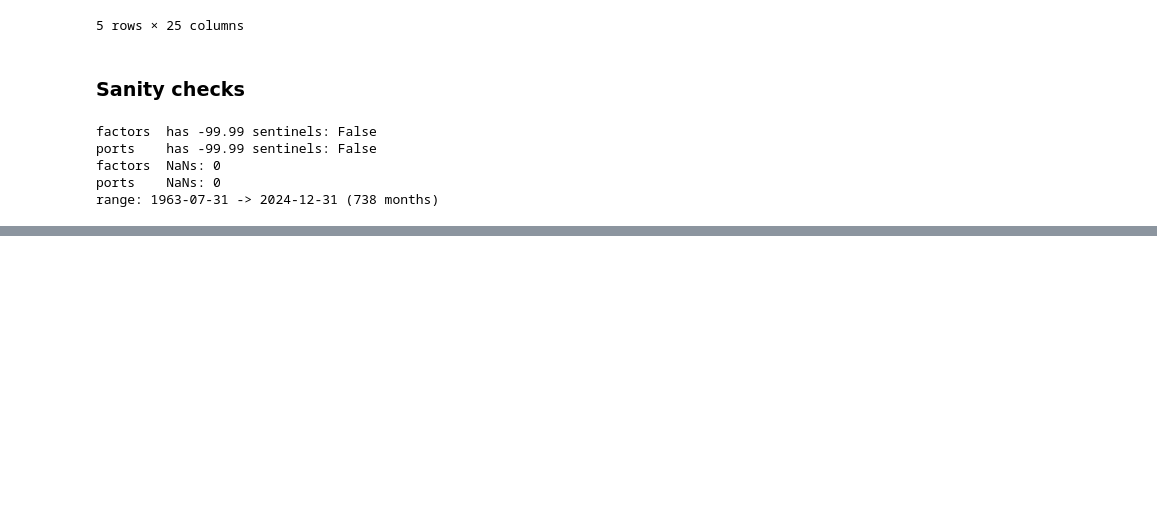
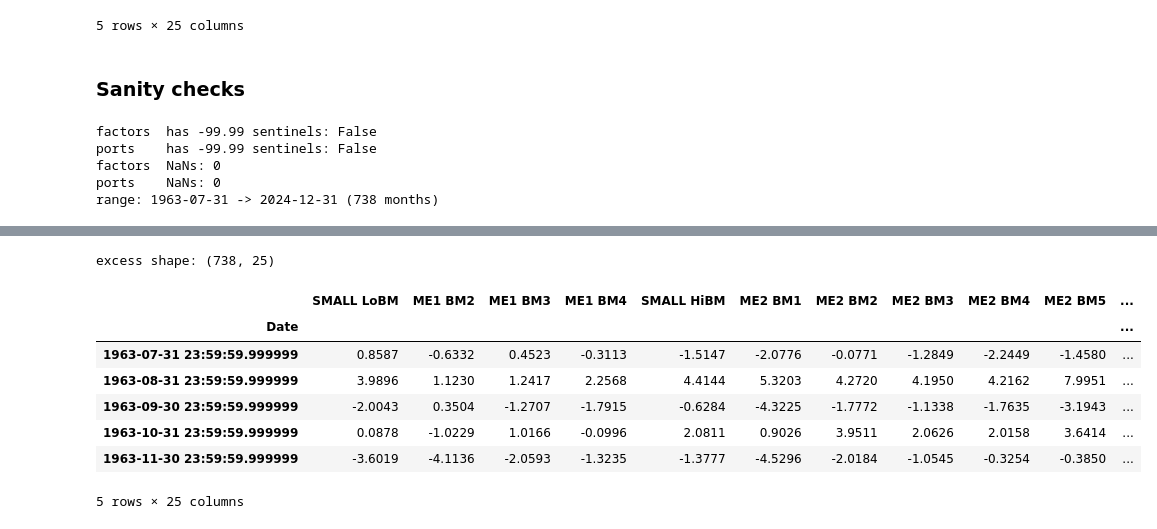
Before and after one commit to ParimahSafarian/factor-lab, a Jupyter notebook: notebooks/01_factor_models_capm_ff3_ff5.ipynb, the cells around one changed output, grey strips where cells are left out. Cells and saved outputs as stored; diff of their text form; code cells hidden in the pictures; blank space fills up the shorter version.

```diff
--- a/notebooks/01_factor_models_capm_ff3_ff5.ipynb
+++ b/notebooks/01_factor_models_capm_ff3_ff5.ipynb
@@ -180,0 +200,17 @@ and split the factor columns into the three model specifications
+# %%
+# (a) Excess returns: subtract RF from every portfolio column
+rf = factors["RF"]
+excess = portfolios.sub(rf, axis=0)
+
+print("excess shape:", excess.shape)
+excess.head()
+# %% [output]
+excess shape: (738, 25)
+|  | SMALL LoBM | ME1 BM2 | ME1 BM3 | ME1 BM4 | SMALL HiBM | ME2 BM1 | ME2 BM2 | ME2 BM3 | ME2 BM4 | ME2 BM5 | ... |
+| Date |  |  |  |  |  |  |  |  |  |  | ... |
+| 1963-07-31 23:59:59.999999 | 0.8587 | -0.6332 | 0.4523 | -0.3113 | -1.5147 | -2.0776 | -0.0771 | -1.2849 | -2.2449 | -1.4580 | ... |
+| 1963-08-31 23:59:59.999999 | 3.9896 | 1.1230 | 1.2417 | 2.2568 | 4.4144 | 5.3203 | 4.2720 | 4.1950 | 4.2162 | 7.9951 | ... |
+| 1963-09-30 23:59:59.999999 | -2.0043 | 0.3504 | -1.2707 | -1.7915 | -0.6284 | -4.3225 | -1.7772 | -1.1338 | -1.7635 | -3.1943 | ... |
+| 1963-10-31 23:59:59.999999 | 0.0878 | -1.0229 | 1.0166 | -0.0996 | 2.0811 | 0.9026 | 3.9511 | 2.0626 | 2.0158 | 3.6414 | ... |
+| 1963-11-30 23:59:59.999999 | -3.6019 | -4.1136 | -2.0593 | -1.3235 | -1.3777 | -4.5296 | -2.0184 | -1.0545 | -0.3254 | -0.3850 | ... |
+5 rows × 25 columns
```
Also changed, not shown: parts of 13 cells of this notebook.
